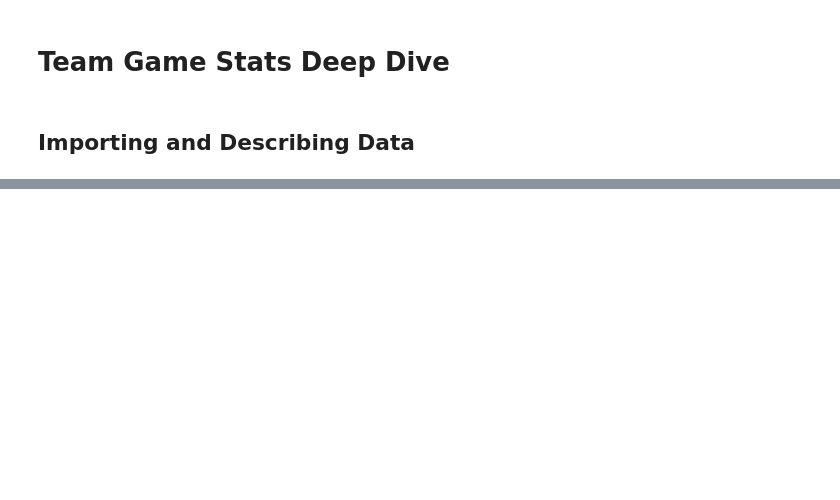
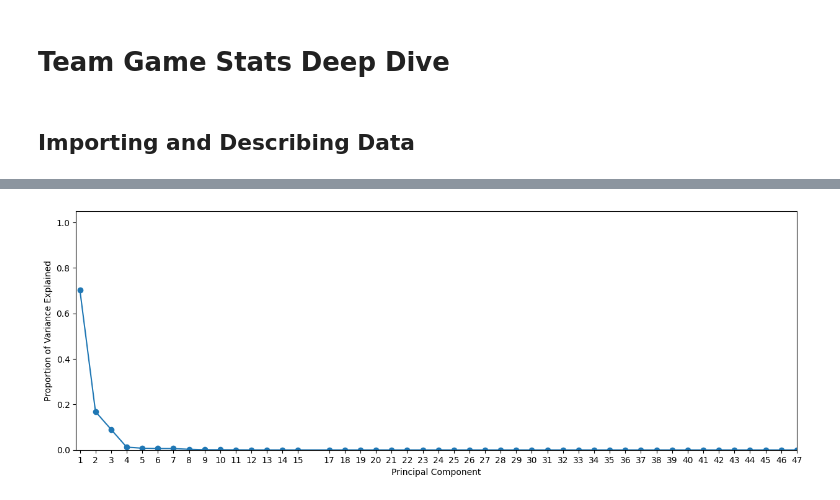
Before and after one commit to wjurden/college-football-project, a Jupyter notebook: code/deep_dives/team_game_stats_deepdive.ipynb, the cells around one changed output, grey strips where cells are left out. Saved outputs shown, nothing was run; the diff lists cells and outputs as text; code cells hidden in the pictures; blank space fills up the shorter version.

```diff
--- a/code/deep_dives/team_game_stats_deepdive.ipynb
+++ b/code/deep_dives/team_game_stats_deepdive.ipynb
@@ -48,0 +73,3 @@ df.info()
+# %%
+df_num = df.select_dtypes(include= np.number)
+df_num
@@ -48,0 +107,3 @@ df.info()
+# %%
+df_sub = df_num.loc[:, ~df_num.columns.isin(['game_id'])]
+df_sub
@@ -48,0 +126,13 @@ df.info()
+# %%
+df_pca = df_sub.dropna()
+# %%
+# Scalling the data (not necessary for these data, but provided as an example)
+scaler = preprocessing.StandardScaler()
+scaled_data = scaler.fit_transform(df_pca)
+# Since data have different scaling need to run this (46 components since there are 46 variables)
+pca_result = pca(n_components=46).fit(df_pca)
+
+#Obtain eigenvalues (will only pick those values > 1 to keep)
+pca_result.explained_variance_
+
+# 26 values are > 1... so our model can have up to 26 values... need to check plot
@@ -48,0 +152,17 @@ df.info()
+# %%
+# Creating a screeplot
+# Run this group of code together by highlighting it
+# all and then running it
+plt.figure(figsize=(15,5))
+plt.plot([1,2,3,4,5,6,7,8,9,10,11,12,13,14,15,17,18,19,20,21,22,23,24,25,26,27,28,29,30,31,32,33,34,35,36,37,38,39,40,41,42,43,44,45,46,47], pca_result.explained_variance_ratio_, '-o')
+plt.ylabel('Proportion of Variance Explained')
+plt.xlabel('Principal Component')
+plt.xlim(0.75,4.25)
+plt.ylim(0,1.05)
+plt.xticks([1,2,3,4,5,6,7,8,9,10,11,12,13,14,15,17,18,19,20,21,22,23,24,25,26,27,28,29,30,31,32,33,34,35,36,37,38,39,40,41,42,43,44,45,46,47])
+
+plt.show()
+
+# Plot shows that ther are really only 4 values needed
+# %% [output]
+[figure, added]
```
Also changed, not shown: parts of 35 cells of this notebook.
